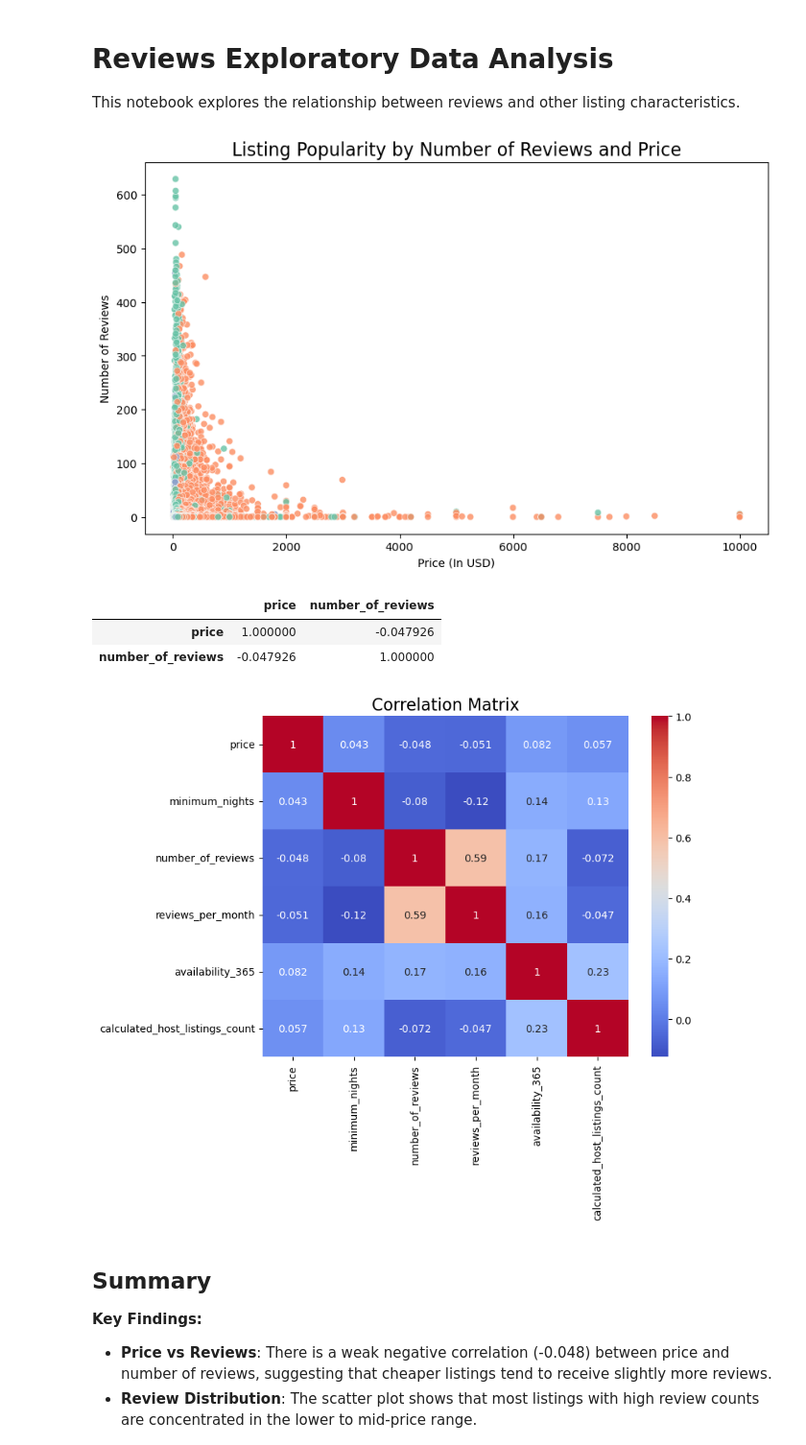
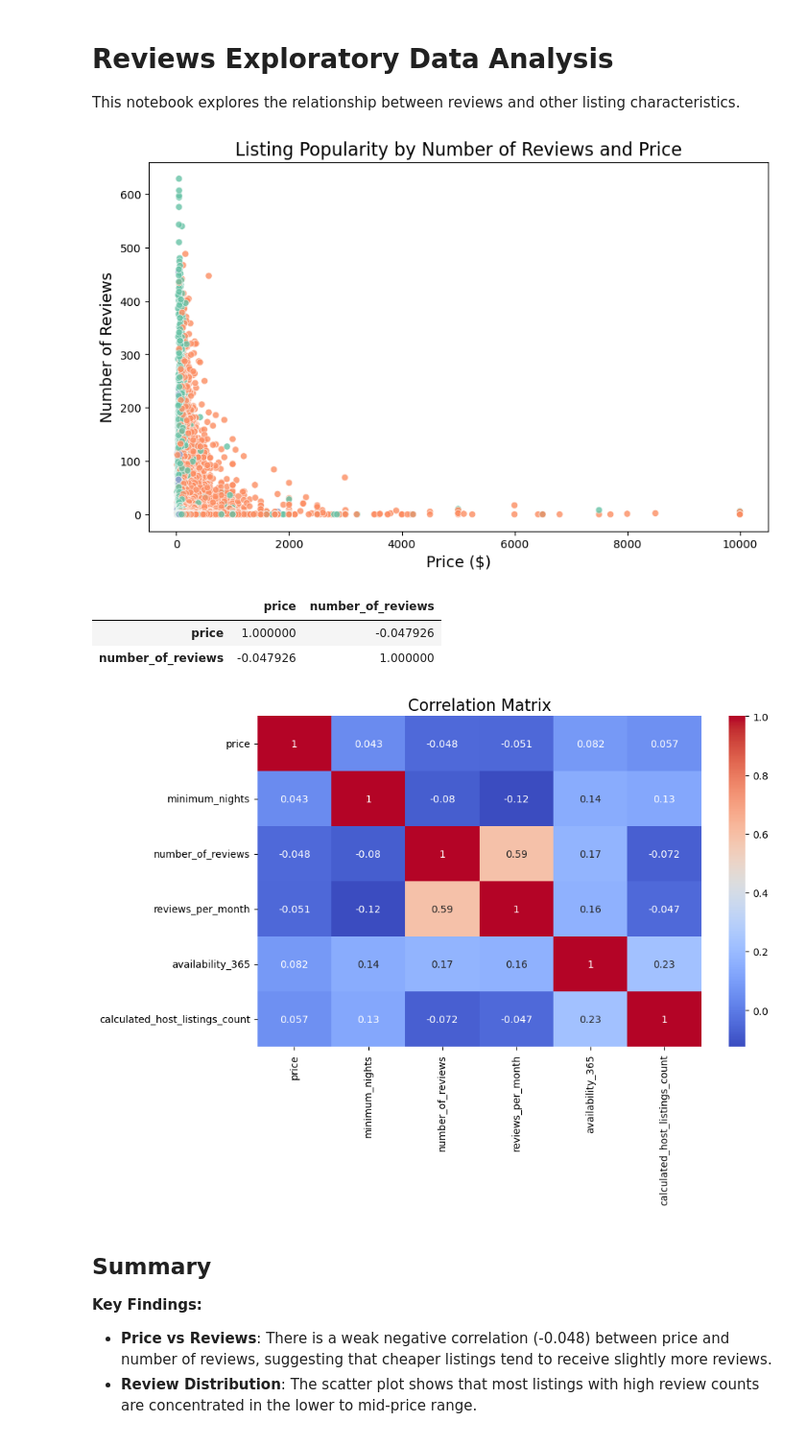
Before and after one commit to bensxnisaac/AirBnB-Data-Analysis, a Jupyter notebook: notebooks/05_reviews_eda.ipynb, the cells around one changed output. Shown at 96% size. Drawn from its saved outputs; the diff is of its cells as text; code cells hidden in the pictures.

```diff
--- a/notebooks/05_reviews_eda.ipynb
+++ b/notebooks/05_reviews_eda.ipynb
@@ -13,11 +13,11 @@ df = pd.read_csv("../data/processed/processed_listings.csv")
 # Listing popularity by number of reviews
 plt.figure(figsize=(10, 6))
 sns.scatterplot(data=df, y="number_of_reviews", x="price", alpha=0.8, palette="Set2", hue="room_type", legend=False)
-plt.xlabel("Price (In USD)")
-plt.ylabel("Number of Reviews")
-plt.title("Listing Popularity by Number of Reviews and Price",fontsize= 16)
+plt.xlabel("Price ($)", fontsize=14)
+plt.ylabel("Number of Reviews", fontsize=14)
+plt.title("Listing Popularity by Number of Reviews and Price", fontsize=16)
 plt.savefig("../outputs/listing_popularity_by_number_of_reviews_and_price.png", dpi=150, bbox_inches="tight")
 plt.show()
 # %% [output]
-[figure, old version]
+[figure, new version]
 # %%
@@ -28,21 +28,21 @@ df[['price', 'number_of_reviews']].corr()
 | number_of_reviews | -0.047926 | 1.000000 |
 # %%
 numeric_cols = [
-    'price',
-    'minimum_nights',
-    'number_of_reviews',
-    'reviews_per_month',
-    'availability_365',
-    'calculated_host_listings_count'
+    "price",
+    "minimum_nights",
+    "number_of_reviews",
+    "reviews_per_month",
+    "availability_365",
+    "calculated_host_listings_count"
 ]
 
-plt.figure(figsize=(8,6))
-sns.heatmap(df[numeric_cols].corr(), annot=True, cmap='coolwarm')
+plt.figure(figsize=(10,6))
+sns.heatmap(df[numeric_cols].corr(), annot=True, cmap="coolwarm")
 plt.title("Correlation Matrix", fontsize=16)
 plt.savefig("../outputs/correlation_matrix.png", dpi=150, bbox_inches="tight")
 plt.show()
 # %% [output]
-[figure, old version]
+[figure, new version]
 # %% [markdown]
 ## Summary
 
```
Also changed, not shown: parts of 1 cell of this notebook, 30 other files.
